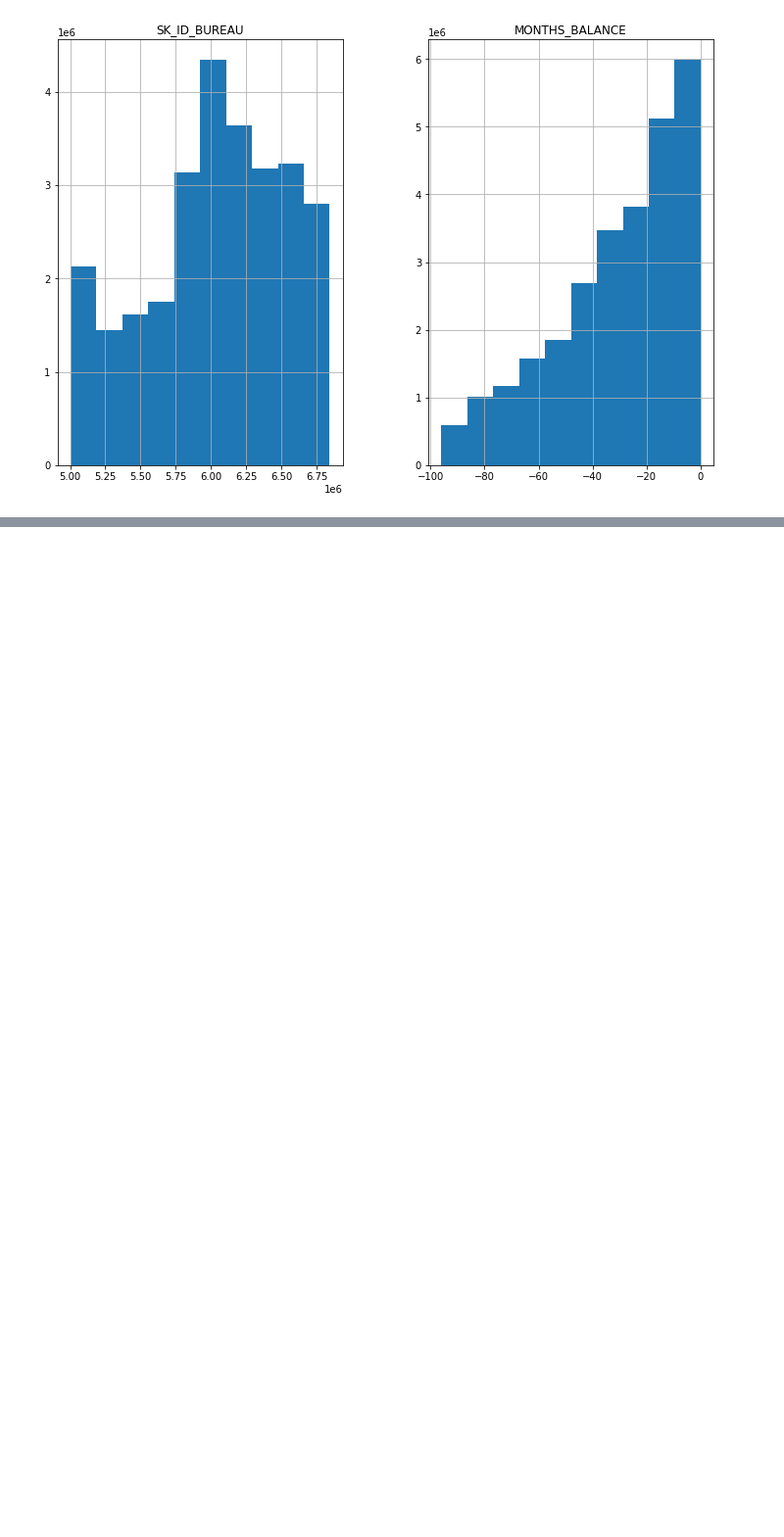
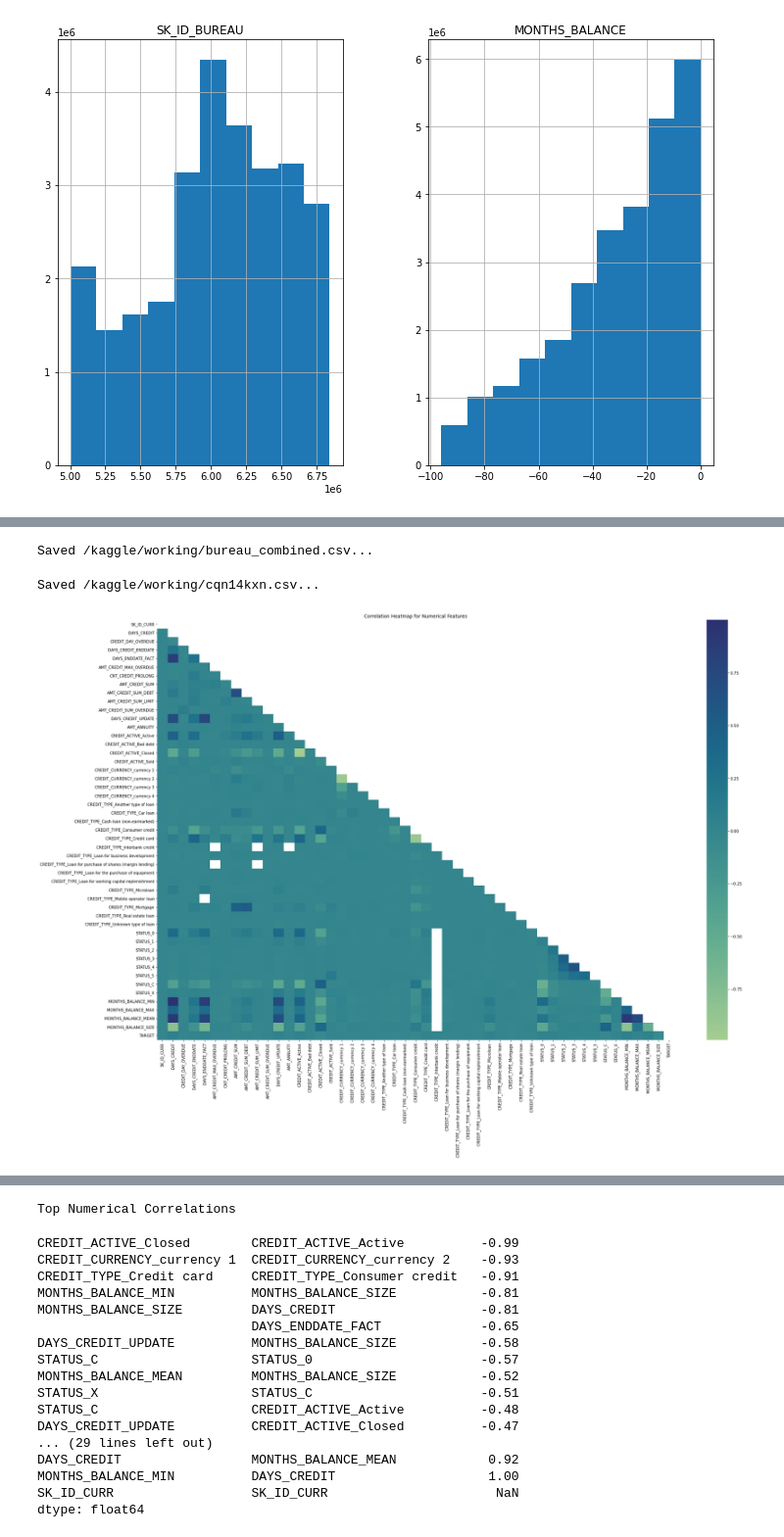
Before and after one commit to amithsbhat/Capstone-Home-Credit-Default-Risk, a Jupyter notebook: eda-home-credit-default-risk.ipynb, the cells around one changed output, grey strips where cells are left out. Shown at 98% size. Drawn from its saved outputs; the diff is of its cells as text; code cells hidden in the pictures; blank space fills up the shorter version.

Commit message:
Kaggle Notebook | EDA-Home-Credit-Default-Risk | Version 20

```diff
--- a/eda-home-credit-default-risk.ipynb
+++ b/eda-home-credit-default-risk.ipynb
@@ -607,0 +714,4 @@ gc.collect()
+# %%
+ # Min, Max, Count and mean duration of payments (months)
+agg = {'MONTHS_BALANCE': ['min', 'max', 'mean', 'size']}
+bb_processed = group_and_merge(bb, bb_processed, '', agg, 'SK_ID_BUREAU')
@@ -607,0 +727,13 @@ gc.collect()
+# %%
+## TODO :: Move this to feature engg
+"""
+# Credit duration and credit/account end date difference
+df_bureau['CREDIT_DURATION'] = -df_bureau['DAYS_CREDIT'] + df_bureau['DAYS_CREDIT_ENDDATE']
+df_bureau['ENDDATE_DIF'] = df_bureau['DAYS_CREDIT_ENDDATE'] - df_bureau['DAYS_ENDDATE_FACT']
+# Credit to debt ratio and difference
+df_bureau['DEBT_PERCENTAGE'] = df_bureau['AMT_CREDIT_SUM'] / df_bureau['AMT_CREDIT_SUM_DEBT']
+df_bureau['DEBT_CREDIT_DIFF'] = df_bureau['AMT_CREDIT_SUM'] - df_bureau['AMT_CREDIT_SUM_DEBT']
+df_bureau['CREDIT_TO_ANNUITY_RATIO'] = df_bureau['AMT_CREDIT_SUM'] / df_bureau['AMT_ANNUITY']
+"""
+# One-hot encoder
+df_bureau, categorical_cols = one_hot_encoder(df_bureau, nan_as_category= False)
@@ -607,0 +749,3 @@ gc.collect()
+# %%
+# Join bureau balance features
+df_bureau_combined = df_bureau.merge(bb_processed, how='left', on='SK_ID_BUREAU')
@@ -607,0 +767,11 @@ gc.collect()
+# %%
+save_file(df_bureau_combined, 'bureau_combined')
+# %% [output]
+Saved /kaggle/working/bureau_combined.csv...
+# %%
+df_bureau_combined_target = df_bureau_combined.merge(df[['SK_ID_CURR', 'TARGET']], how='left', on='SK_ID_CURR')
+# %%
+plot_numerical_variables(df_bureau_combined_target)
+# %% [output]
+Saved /kaggle/working/cqn14kxn.csv...
+[figure, added]
@@ -607,0 +795,18 @@ gc.collect()
+Top Numerical Correlations
+CREDIT_ACTIVE_Closed        CREDIT_ACTIVE_Active          -0.99
+CREDIT_CURRENCY_currency 1  CREDIT_CURRENCY_currency 2    -0.93
+CREDIT_TYPE_Credit card     CREDIT_TYPE_Consumer credit   -0.91
+MONTHS_BALANCE_MIN          MONTHS_BALANCE_SIZE           -0.81
+MONTHS_BALANCE_SIZE         DAYS_CREDIT                   -0.81
+                            DAYS_ENDDATE_FACT             -0.65
+DAYS_CREDIT_UPDATE          MONTHS_BALANCE_SIZE           -0.58
+STATUS_C                    STATUS_0                      -0.57
+MONTHS_BALANCE_MEAN         MONTHS_BALANCE_SIZE           -0.52
+STATUS_X                    STATUS_C                      -0.51
+STATUS_C                    CREDIT_ACTIVE_Active          -0.48
+DAYS_CREDIT_UPDATE          CREDIT_ACTIVE_Closed          -0.47
+... (29 lines left out)
+DAYS_CREDIT                 MONTHS_BALANCE_MEAN            0.92
+MONTHS_BALANCE_MIN          DAYS_CREDIT                    1.00
+SK_ID_CURR                  SK_ID_CURR                      NaN
+dtype: float64
```
Also changed, not shown: parts of 25 cells of this notebook.
